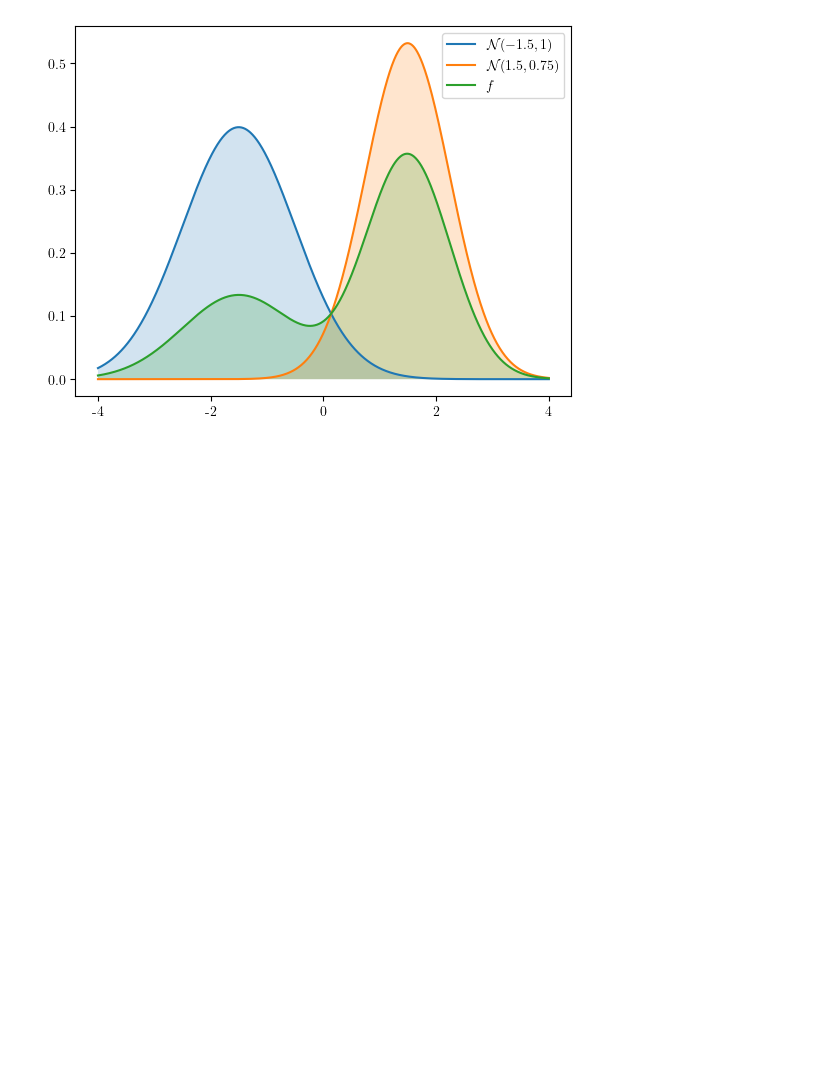
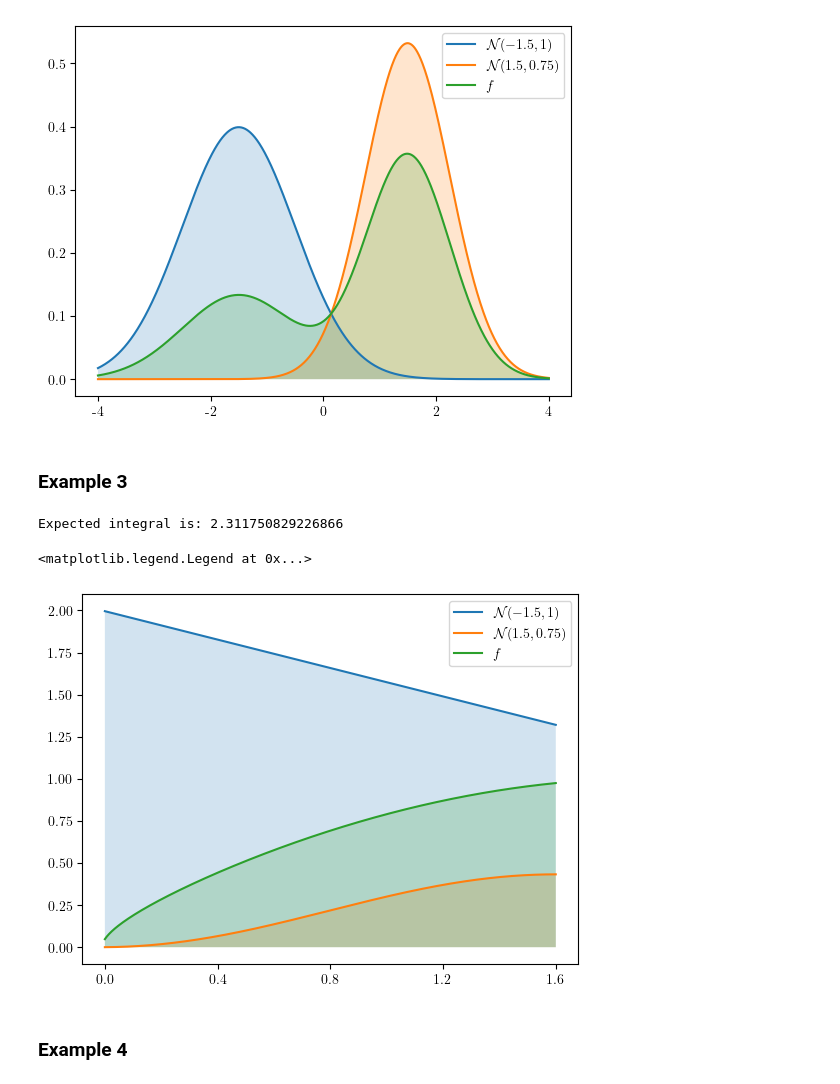
Before and after one commit to Artisis-ULCO/pbrt-v4, a Jupyter notebook: MIS/mis.ipynb, the cells around one changed output. Cells and saved outputs as stored; diff of their text form; code cells hidden in the pictures; blank space fills up the shorter version.

```diff
--- a/MIS/mis.ipynb
+++ b/MIS/mis.ipynb
@@ -140,3 +187,42 @@ plt.legend()
 # %% [output]
 <matplotlib.legend.Legend at 0x...>
 [figure]
+# %% [markdown]
+### Example 3
+# %%
+def example_3(x):
+    return math.sqrt(x) + math.sin(x)
+# %%
+# get example3 intergal from [0.01, \pi / 2] of PDFs
+I = integrate.quad(example_3, 0.01, math.pi / 2)
+print(f"Expected integral is: {I[0]}")
+# %% [output]
+Expected integral is: 2.311750829226866
+# %%
+n_spp = 1001 # keep the closure interval
+samples = np.linspace(0.01, math.pi / 2, n_spp)
+x = np.arange(n_spp)
+
+#f1_pdf_function = get_discrete_pdf(lambda x: 2 - x, [0.01, math.pi / 2], 1000000, 10000)
+#f2_pdf_function = get_discrete_pdf(lambda x: np.sin(x) ** 2, [0.01, math.pi / 2], 1000000, 10000)
+#f1_pdfs = np.array([ f1_pdf_function(sample) for sample in samples ]) / I[0]# 2 - x
+#f2_pdfs = np.array([ f2_pdf_function(sample) for sample in samples ]) / I[0] # sin²(x)
+
+f1_pdfs = 2 - samples / I[0]
+f2_pdfs = (np.sin(samples) ** 2) / I[0]
+example_samples = np.array([ example_3(spp) for spp in samples ])
+mu_pdfs = example_samples / I[0]
+
+plt.plot(f1_pdfs, label=r"$\mathcal{N}(-1.5, 1)$")
+plt.fill_between(x, f1_pdfs, alpha=0.2)
+plt.plot(f2_pdfs, label=r"$\mathcal{N}(1.5, 0.75)$")
+plt.fill_between(x, f2_pdfs, alpha=0.2)
+plt.plot(mu_pdfs, label=r"$f$")
+plt.fill_between(x, mu_pdfs, alpha=0.2)
+
+frequency=250
+plt.xticks(x[::frequency], [ f"{xi:.1f}" for xi in samples[::frequency]] )
+plt.legend()
+# %% [output]
+<matplotlib.legend.Legend at 0x...>
+[figure, added]
@@ -142,0 +231,2 @@ plt.legend()
+# %% [markdown]
+### Example 4
```
Also changed, not shown: parts of 18 cells of this notebook, 3 other files.
